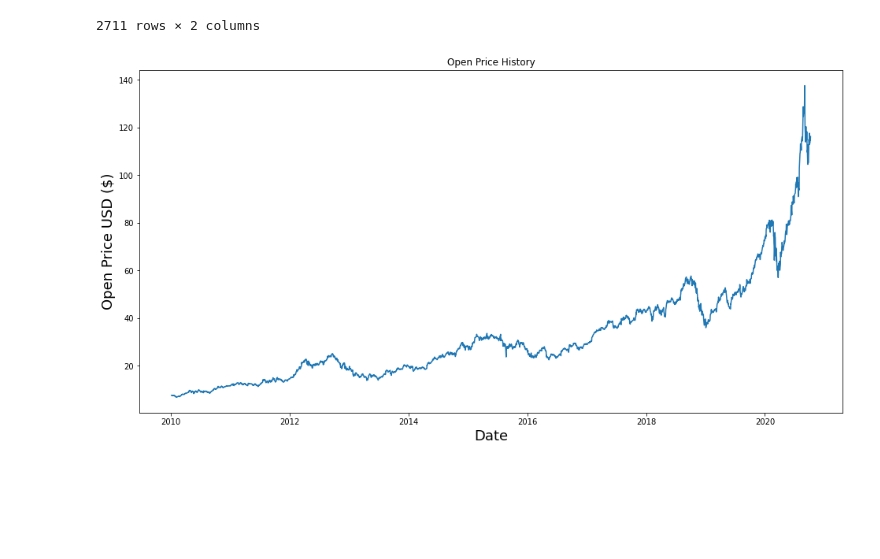
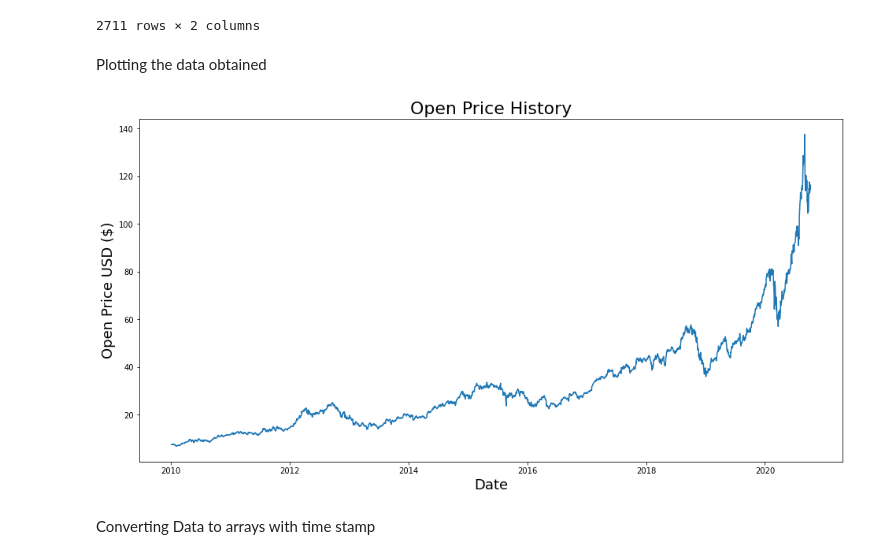
Before and after one commit to lugnitdgp/TDoC-Stonksmaster, a Jupyter notebook: Task_5.ipynb, the cells around one changed output. Saved outputs shown, nothing was run; the diff lists cells and outputs as text; code cells hidden in the pictures; blank space fills up the shorter version.

```diff
--- a/Task_5.ipynb
+++ b/Task_5.ipynb
@@ -59,12 +67,16 @@ ds
 | 2709 | 2020-10-07 | 114.620003 |
 | 2710 | 2020-10-08 | 116.250000 |
 2711 rows × 2 columns
+# %% [markdown]
+Plotting the data obtained
 # %%
 plt.figure(figsize=(16,8))
-plt.title('Open Price History')
+plt.title('Open Price History', fontsize=22)
 plt.plot(df['Open'])
 plt.xlabel('Date',fontsize=18)
 plt.ylabel('Open Price USD ($)',fontsize=18)
 plt.show()
 # %% [output]
-[figure, old version]
+[figure, new version]
+# %% [markdown]
+Converting Data to arrays with time stamp
```
Also changed, not shown: parts of 7 cells of this notebook.
